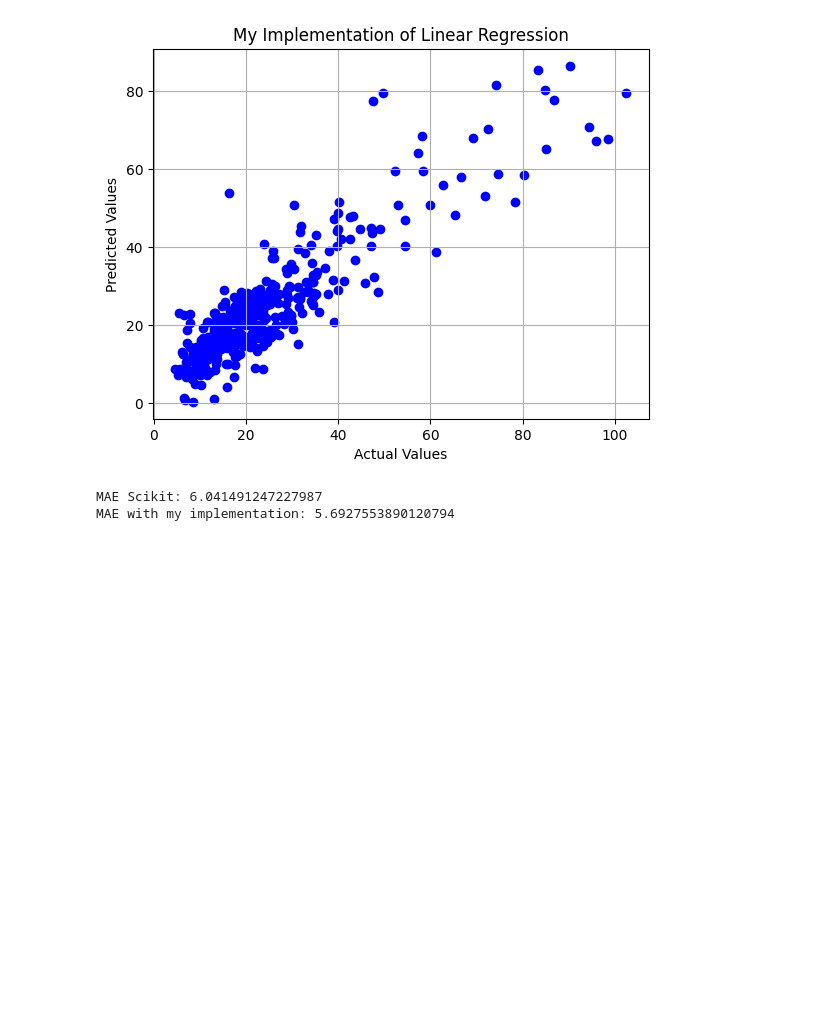
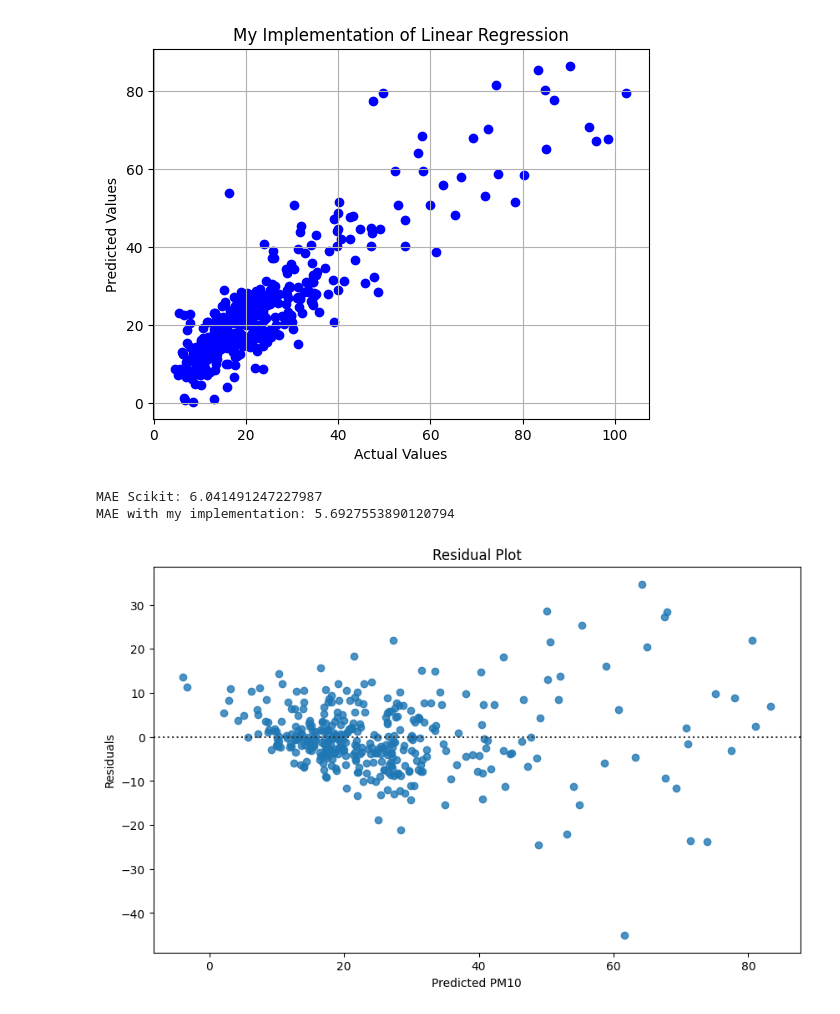
Before and after one commit to anjapijak/ML_assignments, a Jupyter notebook: assignment_1.ipynb, the cells around one changed output. Drawn from its saved outputs; the diff is of its cells as text; code cells hidden in the pictures; blank space fills up the shorter version.

Commit message:
Trying plots

```diff
--- a/assignment_1.ipynb
+++ b/assignment_1.ipynb
@@ -104,3 +105,13 @@ print(f"MAE with my implementation: {mae_mine}")
 # %% [output]
 MAE Scikit: 6.041491247227987
 MAE with my implementation: 5.6927553890120794
+# %%
+# Residual plot for Scikit-Learn model
+plt.figure(figsize=(10, 6))
+sns.residplot(x=y_pred, y=(y_test - y_pred),  line_kws={'color': 'red'})
+plt.xlabel("Predicted PM10")
+plt.ylabel("Residuals")
+plt.title("Residual Plot")
+plt.show()
+# %% [output]
+[figure, added]
```
Also changed, not shown: parts of 4 cells of this notebook.
